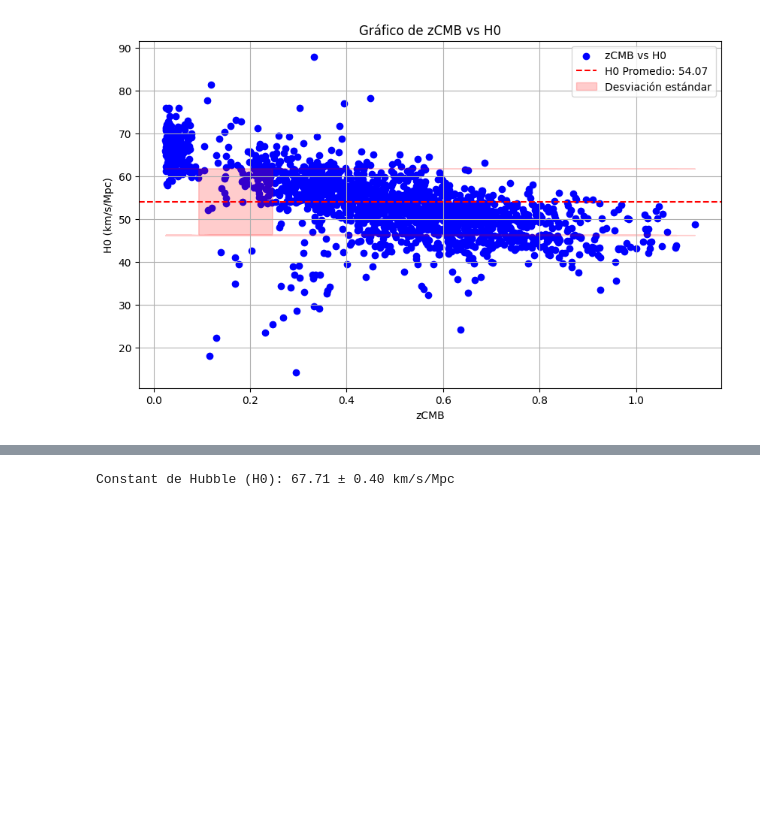
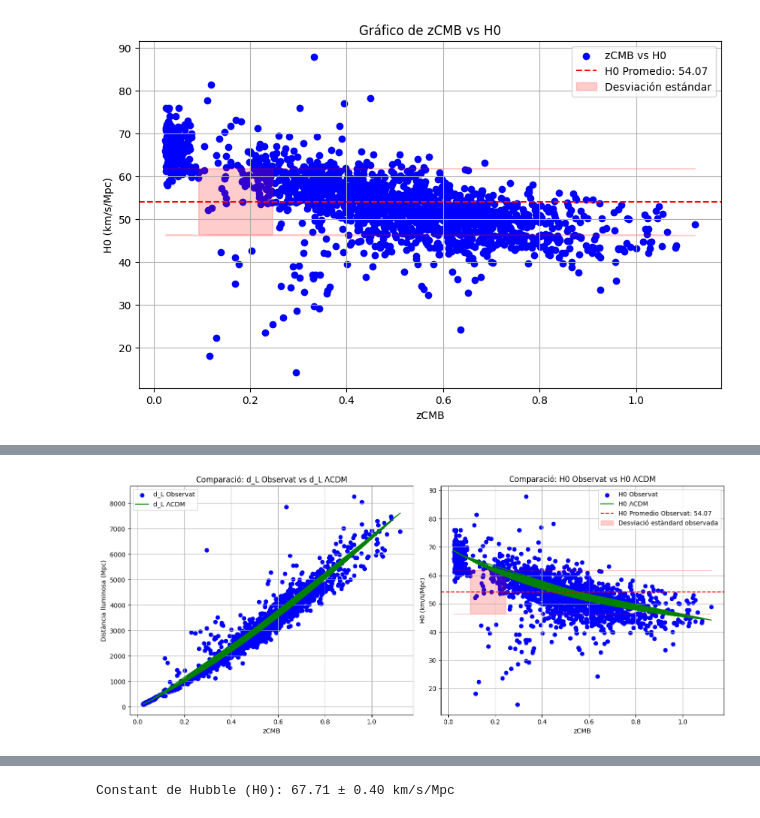
Before and after one commit to drfperez/lightkurve, a Jupyter notebook: HOCalculus.ipynb, the cells around one changed output, grey strips where cells are left out. Cells and saved outputs as stored; diff of their text form; code cells hidden in the pictures; blank space fills up the shorter version.

```diff
--- a/HOCalculus.ipynb
+++ b/HOCalculus.ipynb
@@ -62,3 +62,79 @@ Saving supernovas.csv to supernovas (8).csv
 Valor promedio de H0: 54.07 km/s/Mpc
 Desviación estándar de H0: 7.74 km/s/Mpc
 [figure]
+# %%
+
+# Importar llibreries necessàries
+import pandas as pd
+import numpy as np
+import matplotlib.pyplot as plt
+from astropy.cosmology import FlatLambdaCDM
+from google.colab import files
+
+# Subir archivo CSV
+uploaded = files.upload()
+
+# Leer el archivo CSV
+filename = list(uploaded.keys())[0]
+df = pd.read_csv(filename)
+
+# Configurar la cosmologia basada en el model estàndard ΛCDM
+H0_cosmo = 70  # Hubble constant inicial (km/s/Mpc)
+Omega_m_cosmo = 0.3  # Densitat de matèria inicial
+cosmo = FlatLambdaCDM(H0=H0_cosmo, Om0=Omega_m_cosmo)
+
+# Calcular d_L (distància lluminosa) basada en zCMB i MU observat
+df['d_L_observat'] = 10 ** ((df['MU'] / 5) - 5)  # d_L en Mpc
+
+# Calcular d_L basat en el model ΛCDM
+df['d_L_LCDM'] = cosmo.luminosity_distance(df['zCMB']).value  # d_L en Mpc
+
+# Recalcular H0 utilitzant les dues distàncies lluminoses
+c = 299792.458  # Velocitat de la llum en km/s
+df['H0_observat'] = (c * df['zCMB']) / df['d_L_observat']  # H0 observat
+df['H0_LCDM'] = (c * df['zCMB']) / df['d_L_LCDM']  # H0 del model ΛCDM
+
+# Comparar distàncies lluminoses
+df['delta_d_L'] = df['d_L_observat'] - df['d_L_LCDM']
+
+# Calcular el valor mitjà i desviació estàndard de H0 observat i H0 del model ΛCDM
+H0_observat_mean = df['H0_observat'].mean()
+H0_observat_std = df['H0_observat'].std()
+H0_LCDM_mean = df['H0_LCDM'].mean()
+H0_LCDM_std = df['H0_LCDM'].std()
+
+# Resultats
+print("\nMostrant les primeres files del DataFrame:")
+print(df[['CID', 'zCMB', 'MU', 'd_L_observat', 'd_L_LCDM', 'H0_observat', 'H0_LCDM', 'delta_d_L']])
+
+print(f"\nValor promedio de H0 observat: {H0_observat_mean:.2f} ± {H0_observat_std:.2f} km/s/Mpc")
+print(f"Valor promedio de H0 (model ΛCDM): {H0_LCDM_mean:.2f} ± {H0_LCDM_std:.2f} km/s/Mpc")
+
+# Gràfic comparatiu: zCMB vs distàncies lluminoses i H0
+plt.figure(figsize=(14, 6))
+
+# Subgràfic 1: Comparació de d_L observat i del model ΛCDM
+plt.subplot(1, 2, 1)
+plt.scatter(df['zCMB'], df['d_L_observat'], color='blue', label='d_L Observat')
+plt.plot(df['zCMB'], df['d_L_LCDM'], color='green', linestyle='-', label='d_L ΛCDM')
+plt.xlabel('zCMB')
+plt.ylabel('Distància lluminosa (Mpc)')
+plt.title('Comparació: d_L Observat vs d_L ΛCDM')
+plt.legend()
+plt.grid(True)
+
+# Subgràfic 2: Comparació de H0 observat i H0 del model ΛCDM
+plt.subplot(1, 2, 2)
+plt.scatter(df['zCMB'], df['H0_observat'], color='blue', label='H0 Observat')
+plt.plot(df['zCMB'], df['H0_LCDM'], color='green', linestyle='-', label='H0 ΛCDM')
+plt.axhline(y=H0_observat_mean, color='r', linestyle='--', label=f'H0 Promedio Observat: {H0_observat_mean:.2f}')
+plt.fill_between(df['zCMB'], H0_observat_mean - H0_observat_std, H0_observat_mean + H0_observat_std, color='r', alpha=0.2, label='Desviació estàndard observada')
+plt.xlabel('zCMB')
+plt.ylabel('H0 (km/s/Mpc)')
+plt.title('Comparació: H0 Observat vs H0 ΛCDM')
+plt.legend()
+plt.grid(True)
+
+plt.tight_layout()
+plt.show()
+# %% [output]
@@ -64,0 +159 @@ Desviación estándar de H0: 7.74 km/s/Mpc
+[figure, added]
```
Also changed, not shown: parts of 5 cells of this notebook.
